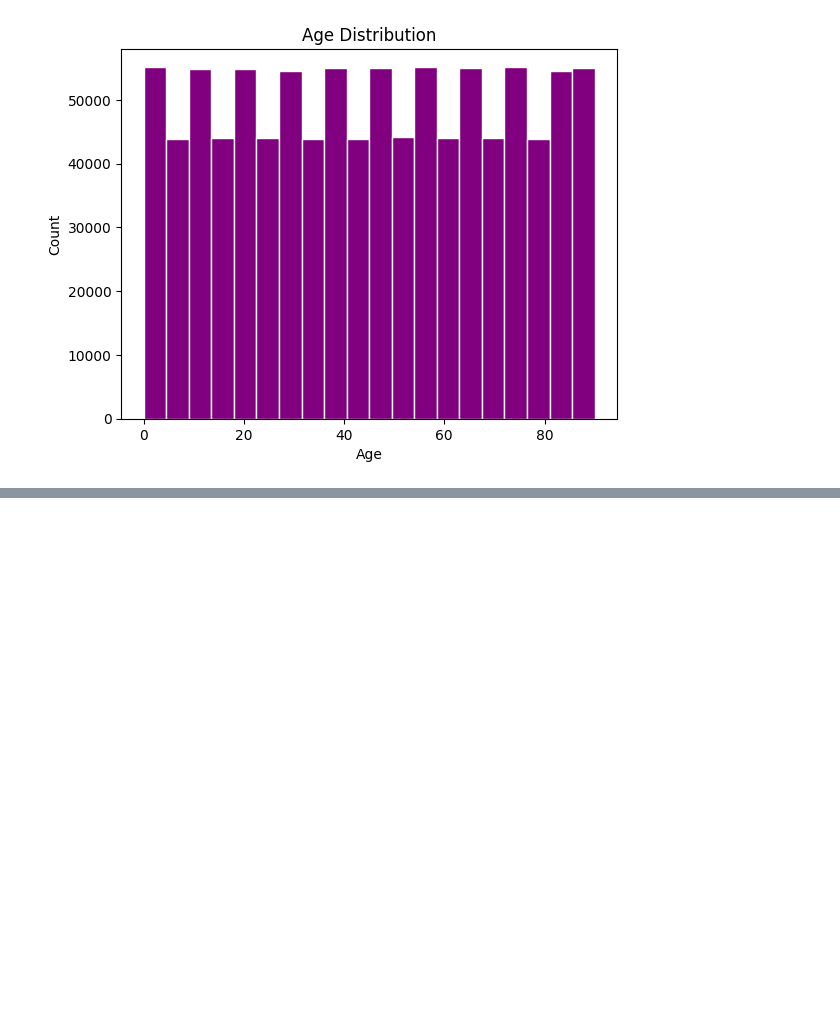
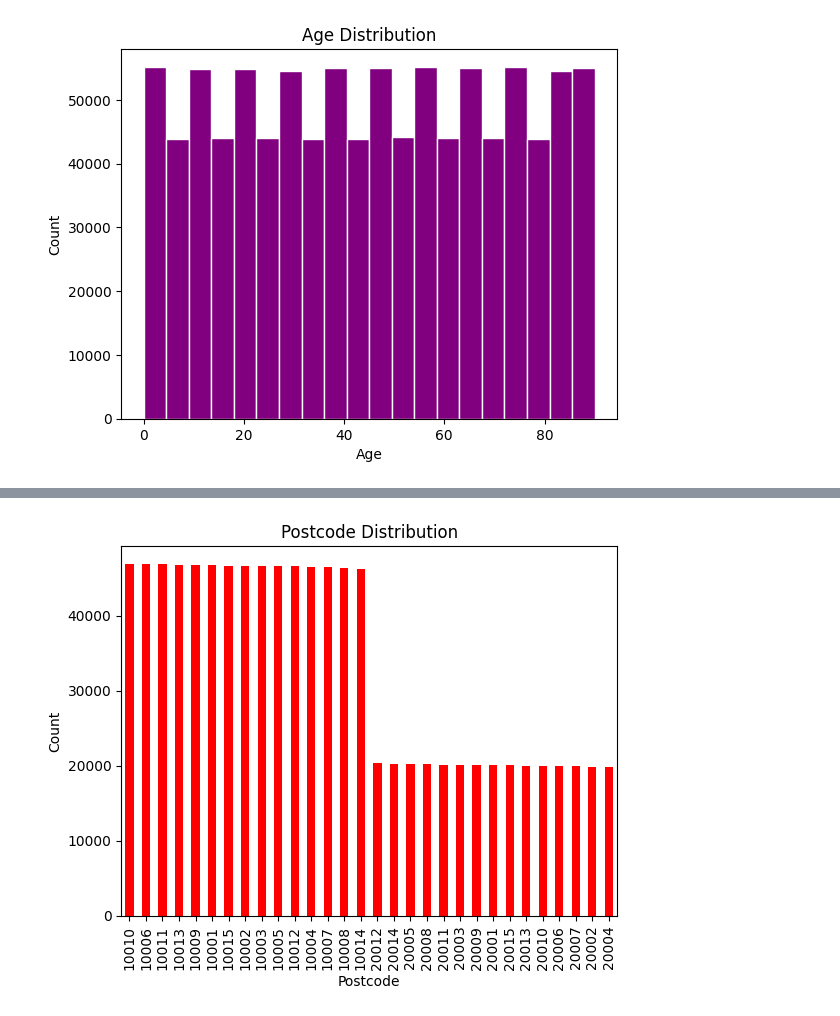
Before and after one commit to hsabaghpour/Health_Care_Data_Analysis_project, a Jupyter notebook: Demography_Data_Analysis_for_Health_Care.ipynb, the cells around one changed output, grey strips where cells are left out. Cells and saved outputs as stored; diff of their text form; code cells hidden in the pictures; blank space fills up the shorter version.

```diff
--- a/Demography_Data_Analysis_for_Health_Care.ipynb
+++ b/Demography_Data_Analysis_for_Health_Care.ipynb
@@ -61,0 +126,2 @@ plt.show()
+# %%
+postcode_count = df_visit['Postcode'].value_counts()
@@ -61,0 +139,11 @@ plt.show()
+# %%
+postcode_count.plot(kind = 'bar',color = 'red')
+figsize = (20,6)
+
+plt.title('Postcode Distribution')
+plt.xlabel('Postcode')
+plt.ylabel('Count')
+plt.show()
+#
+# %% [output]
+[figure, added]
```
Also changed, not shown: parts of 10 cells of this notebook.
